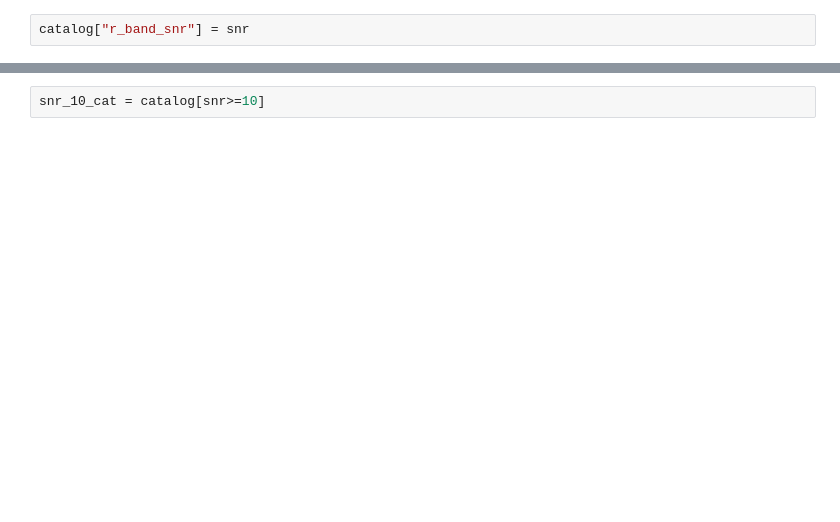
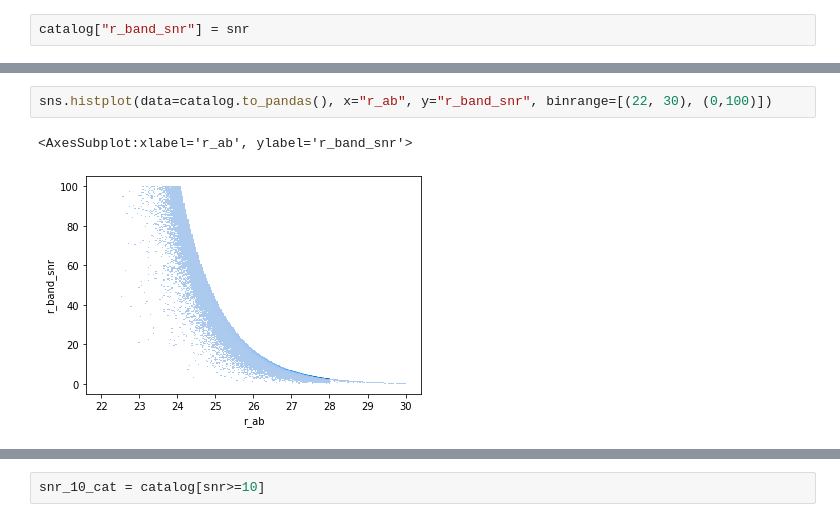
Before and after one commit to b-biswas/MADNESS-legacy, a Jupyter notebook: notebooks/catsim_snr_cut.ipynb, the cells around one changed output, grey strips where cells are left out. Drawn from its saved outputs; the diff is of its cells as text; blank space fills up the shorter version.

```diff
--- a/notebooks/catsim_snr_cut.ipynb
+++ b/notebooks/catsim_snr_cut.ipynb
@@ -107,3 +104,8 @@ Table length=858502
+# %%
+sns.histplot(data=catalog.to_pandas(), x="r_ab", y="r_band_snr", binrange=[(22, 30), (0,100)])
+# %% [output]
+<AxesSubplot:xlabel='r_ab', ylabel='r_band_snr'>
+[figure, added]
 # %%
 frac = np.sum(snr<5)/len(snr)*100
 print(f"Percentage below snr 5 : {frac}")
```
Also changed, not shown: parts of 30 cells of this notebook, 5 other files.
